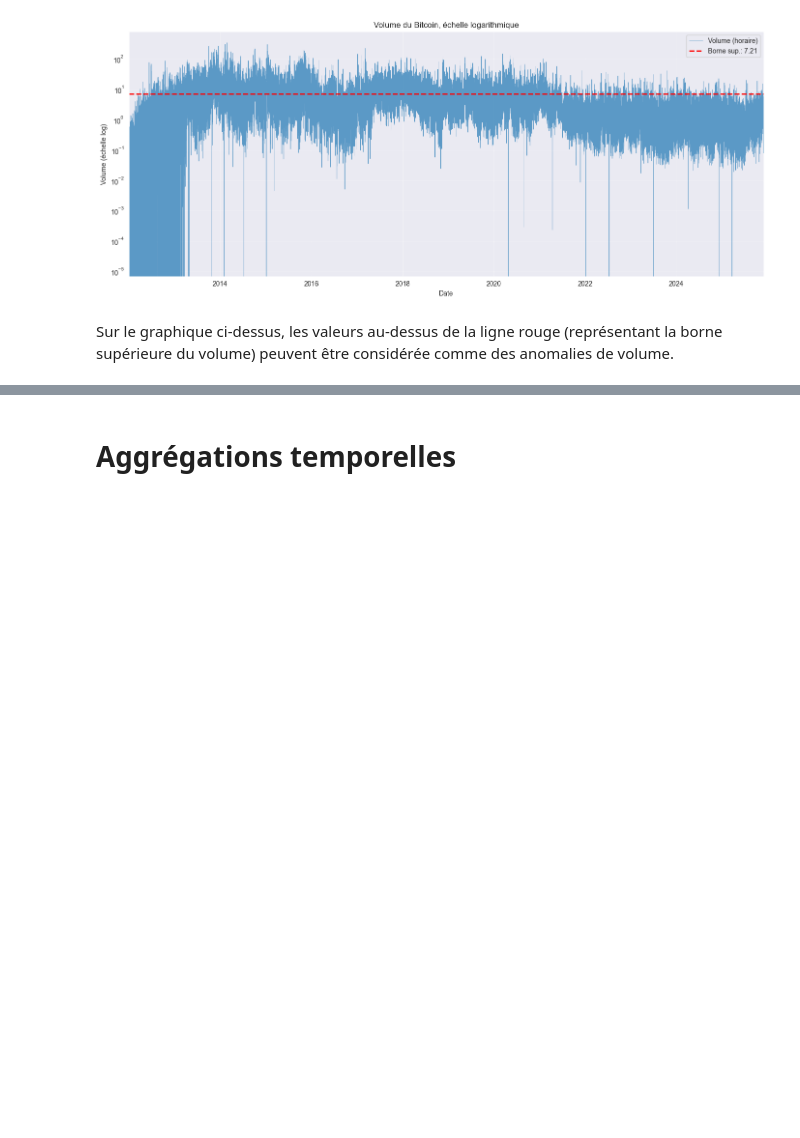
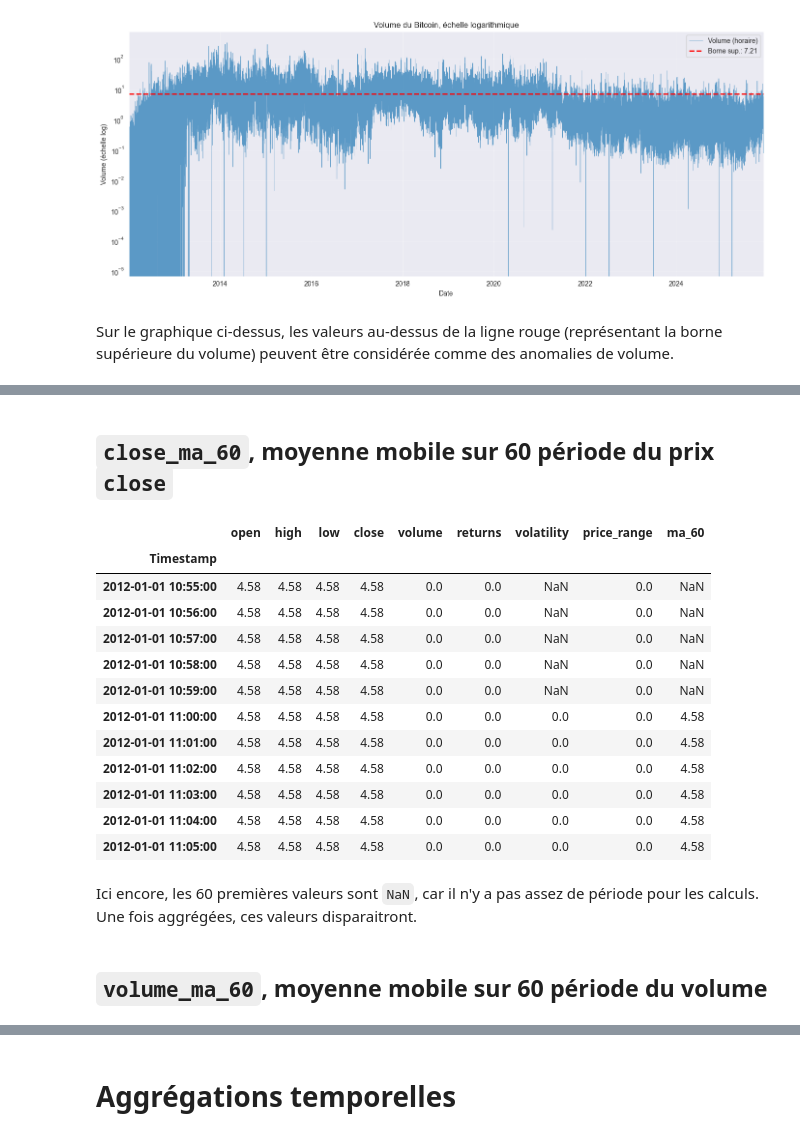
Before and after one commit to GoupilV/Analyse-du-Bitcoin---8PRO408, a Jupyter notebook: Analyse temporelle du Bitcoin.ipynb, the cells around one changed output, grey strips where cells are left out. Cells and saved outputs as stored; diff of their text form; code cells hidden in the pictures; blank space fills up the shorter version.

Commit message:
feat: Fin du Feature Engineering et export du DataFrame modifié sous format Parquet. Màj du .gitignore pour ne pas upload sur Github le fichier Parquet (trop conséquent)

```diff
--- a/Analyse temporelle du Bitcoin.ipynb
+++ b/Analyse temporelle du Bitcoin.ipynb
@@ -518,7 +530,3 @@ Sur le graphique ci-dessus, les valeurs au-dessus de la ligne rouge (représenta
 # %%
-df = df_bitcoin_raw.copy()
-df['returns'] = df['Close'].pct_change()
-df['volatility'] = df['returns'].rolling(60).std()
-df['price_range'] = df['High'] - df['Low']
-df['volume_ma'] = df['Volume'].rolling(60).mean()
-df['log_volume'] = np.log(df['Volume'] + 1)
+df_bitcoin_modified['returns'] = df_bitcoin_modified['close'].pct_change()
+df_bitcoin_modified['returns'].head()
@@ -524,0 +543,3 @@ df['log_volume'] = np.log(df['Volume'] + 1)
+# %%
+df_bitcoin_modified['returns'] = df_bitcoin_modified['returns'].fillna(0.0)
+df_bitcoin_modified['returns'].head()
@@ -524,0 +557,3 @@ df['log_volume'] = np.log(df['Volume'] + 1)
+# %%
+df_bitcoin_modified['volatility'] = df_bitcoin_modified['returns'].rolling(60).std()
+df_bitcoin_modified['volatility'].iloc[54:65]
@@ -524,0 +578,5 @@ df['log_volume'] = np.log(df['Volume'] + 1)
+# %%
+df_bitcoin_modified['price_range'] = df_bitcoin_modified['high'] - df_bitcoin_modified['low']
+
+# Echantillon aléatoire, avec seed
+df_bitcoin_modified['price_range'].sample(n=5, random_state=42)
@@ -524,0 +591,23 @@ df['log_volume'] = np.log(df['Volume'] + 1)
+# %% [markdown]
+## `close_ma_60`, moyenne mobile sur 60 période du prix `close`
+# %%
+df_bitcoin_modified['close_ma_60'] = df_bitcoin_modified['close'].rolling(60).mean()
+df_bitcoin_modified['ma_60'].iloc[54:65]
+# %% [output]
+|  | open | high | low | close | volume | returns | volatility | price_range | ma_60 |
+| Timestamp |  |  |  |  |  |  |  |  |  |
+| 2012-01-01 10:55:00 | 4.58 | 4.58 | 4.58 | 4.58 | 0.0 | 0.0 | NaN | 0.0 | NaN |
+| 2012-01-01 10:56:00 | 4.58 | 4.58 | 4.58 | 4.58 | 0.0 | 0.0 | NaN | 0.0 | NaN |
+| 2012-01-01 10:57:00 | 4.58 | 4.58 | 4.58 | 4.58 | 0.0 | 0.0 | NaN | 0.0 | NaN |
+| 2012-01-01 10:58:00 | 4.58 | 4.58 | 4.58 | 4.58 | 0.0 | 0.0 | NaN | 0.0 | NaN |
+| 2012-01-01 10:59:00 | 4.58 | 4.58 | 4.58 | 4.58 | 0.0 | 0.0 | NaN | 0.0 | NaN |
+| 2012-01-01 11:00:00 | 4.58 | 4.58 | 4.58 | 4.58 | 0.0 | 0.0 | 0.0 | 0.0 | 4.58 |
+| 2012-01-01 11:01:00 | 4.58 | 4.58 | 4.58 | 4.58 | 0.0 | 0.0 | 0.0 | 0.0 | 4.58 |
+| 2012-01-01 11:02:00 | 4.58 | 4.58 | 4.58 | 4.58 | 0.0 | 0.0 | 0.0 | 0.0 | 4.58 |
+| 2012-01-01 11:03:00 | 4.58 | 4.58 | 4.58 | 4.58 | 0.0 | 0.0 | 0.0 | 0.0 | 4.58 |
+| 2012-01-01 11:04:00 | 4.58 | 4.58 | 4.58 | 4.58 | 0.0 | 0.0 | 0.0 | 0.0 | 4.58 |
+| 2012-01-01 11:05:00 | 4.58 | 4.58 | 4.58 | 4.58 | 0.0 | 0.0 | 0.0 | 0.0 | 4.58 |
+# %% [markdown]
+Ici encore, les 60 premières valeurs sont `NaN`, car il n'y a pas assez de période pour les calculs. Une fois aggrégées, ces valeurs disparaitront.
+# %% [markdown]
+## `volume_ma_60`, moyenne mobile sur 60 période du volume
```
Also changed, not shown: parts of 23 cells of this notebook, 1 other file.
